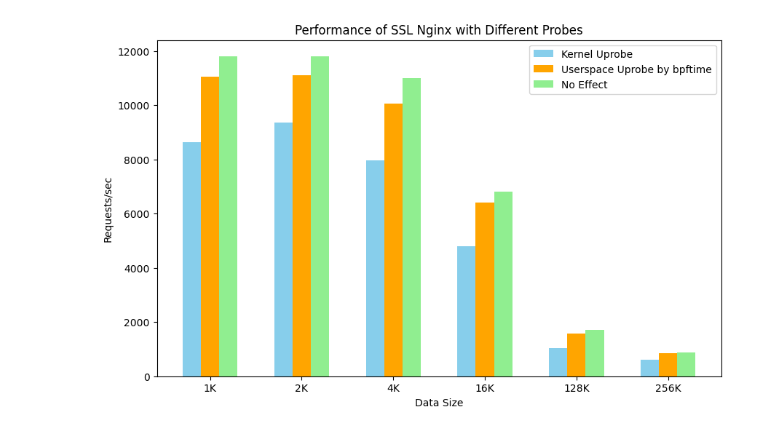
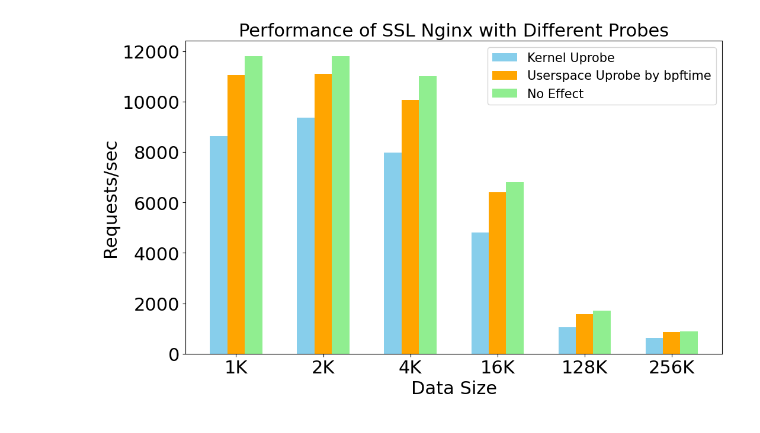
Before and after one commit to eunomia-bpf/bpf-test, a Jupyter notebook: ssl-nginx/sslsniff.ipynb, the cells around one changed output. Drawn from its saved outputs; the diff is of its cells as text; code cells hidden in the pictures.

```diff
--- a/ssl-nginx/sslsniff.ipynb
+++ b/ssl-nginx/sslsniff.ipynb
@@ -1,33 +1,35 @@
 # %%
 import matplotlib.pyplot as plt
 import numpy as np
 
 # Data from the tables
 data_sizes = ['1K', '2K', '4K', '16K', '128K', '256K']
 requests_per_sec_kernel = [8639.84, 9354.04, 7971.07, 4807.84, 1041.76, 619.33]
 requests_per_sec_userspace = [11053.96, 11104.54, 10070.20, 6400.67, 1565.53, 863.29]
 requests_per_sec_no_effect = [11803.14, 11815.86, 11004.62, 6803.76, 1698.08, 878.51]
 
 # Convert string data sizes to numerical values for plotting
 x = np.arange(len(data_sizes))
 
 # Create the plot
 plt.figure(figsize=(10, 6))
 
 # Plotting the data
 plt.bar(x - 0.2, requests_per_sec_kernel, 0.2, label='Kernel Uprobe', color='skyblue')
 plt.bar(x, requests_per_sec_userspace, 0.2, label='Userspace Uprobe by bpftime', color='orange')
 plt.bar(x + 0.2, requests_per_sec_no_effect, 0.2, label='No Effect', color='lightgreen')
 
 # Adding labels and title
-plt.xlabel('Data Size')
-plt.ylabel('Requests/sec')
-plt.title('Performance of SSL Nginx with Different Probes')
+plt.tight_layout(rect=[0.01, 0.03, 1, 1])
+plt.xlabel('Data Size', fontsize=22)
+plt.ylabel('Requests/sec', fontsize=22)
+plt.title('Performance of SSL Nginx with Different Probes', fontsize=22)
+plt.tick_params(axis="both", which="major", labelsize=22)
 plt.xticks(x, data_sizes)
-plt.legend()
+plt.legend(fontsize=15)
 
-plt.savefig("ssl-nginx.pdf", format='pdf')
+plt.savefig("ssl-nginx.pdf", format='pdf', bbox_inches='tight')
 # Show the plot
 plt.show()
 # %% [output]
-[figure, old version]
+[figure, new version]
```
Also changed, not shown: 1 other file.
